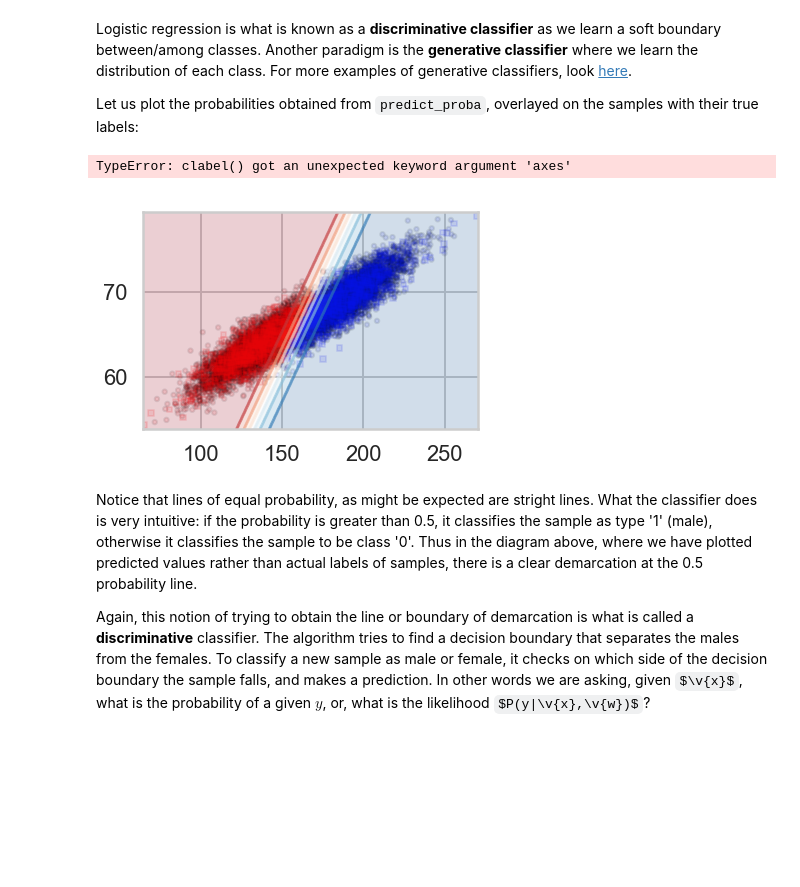
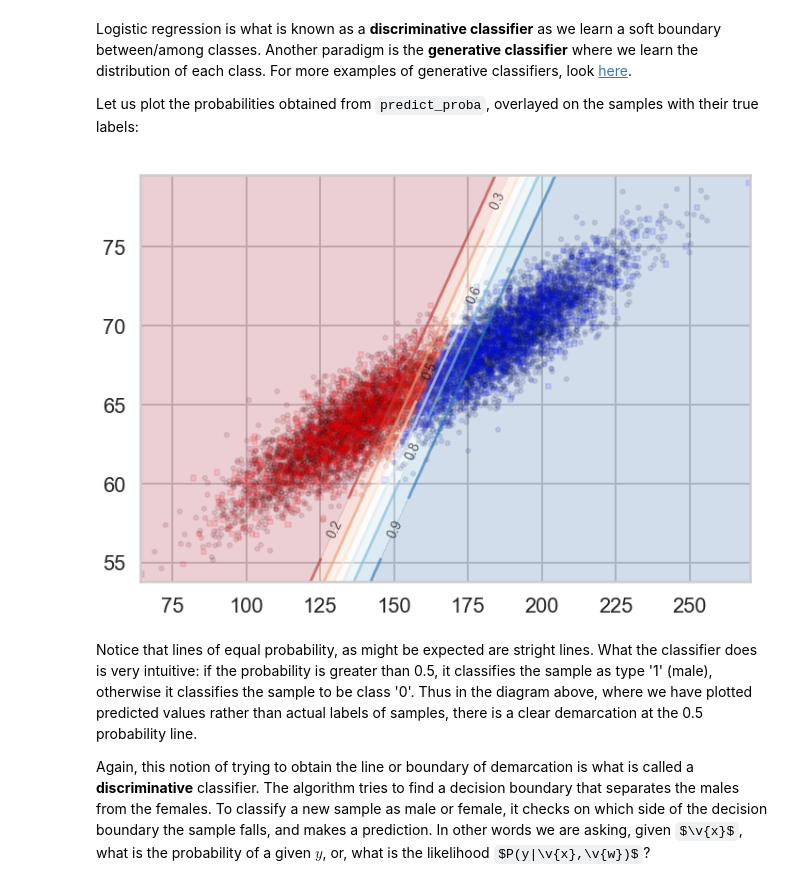
Before and after one commit to MigBap/Springboard, a Jupyter notebook: Project - Heights and Weights Using Logistic Regression/Mini_Project_Logistic_Regression-miguel.ipynb, the cells around one changed output. Drawn from its saved outputs; the diff is of its cells as text; code cells hidden in the pictures; some formulas as TeX source; blank space fills up the shorter version.

```diff
--- a/Project - Heights and Weights Using Logistic Regression/Mini_Project_Logistic_Regression-miguel.ipynb
+++ b/Project - Heights and Weights Using Logistic Regression/Mini_Project_Logistic_Regression-miguel.ipynb
@@ -87,7 +87,7 @@ def points_plot_prob(ax, Xtr, Xte, ytr, yte, clf, colorscale=cmap_light,
     Z = Z.reshape(xx.shape)
     plt.contourf(xx, yy, Z, cmap=ccolor, alpha=.2, axes=ax)
     cs2 = plt.contour(xx, yy, Z, cmap=ccolor, alpha=.6, axes=ax)
-    plt.clabel(cs2, fmt = '%2.1f', colors = 'k', fontsize=14, axes=ax)
+    plt.clabel(cs2, fmt = '%2.1f', colors = 'k', fontsize=14)
     return ax
 # %% [markdown]
 ## A Motivating Example Using `sklearn`: Heights and Weights
@@ -556,10 +558,10 @@ Let us plot the probabilities obtained from `predict_proba`, overlayed on the sa
 # %%
 plt.figure()
 ax = plt.gca()
 points_plot_prob(ax, Xtrain_l, Xtest_l, ytrain_l, ytest_l, clf_l, psize=20, alpha=0.1);
+plt.subplots_adjust(left=0, bottom=-0.5, right=1.5, top=1, wspace=0, hspace=0)
 # %% [output]
-TypeError: clabel() got an unexpected keyword argument 'axes'
-[figure, old version]
+[figure, new version]
 # %% [markdown]
 Notice that lines of equal probability, as might be expected are stright lines. What the classifier does is very intuitive: if the probability is greater than 0.5, it classifies the sample as type '1' (male), otherwise it classifies the sample to be class '0'. Thus in the diagram above, where we have plotted predicted values rather than actual labels of samples, there is a clear demarcation at the 0.5 probability line.
 
```
Also changed, not shown: parts of 5 cells of this notebook.
